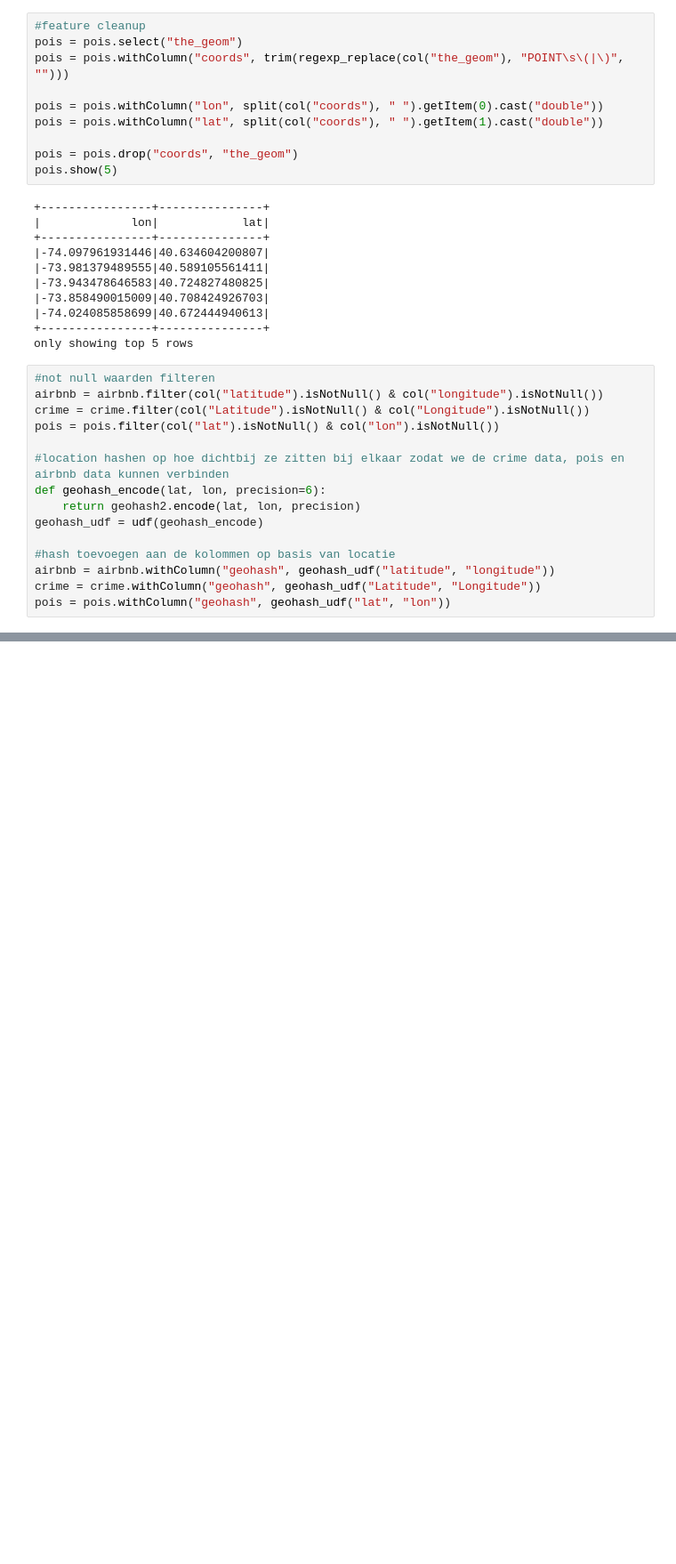
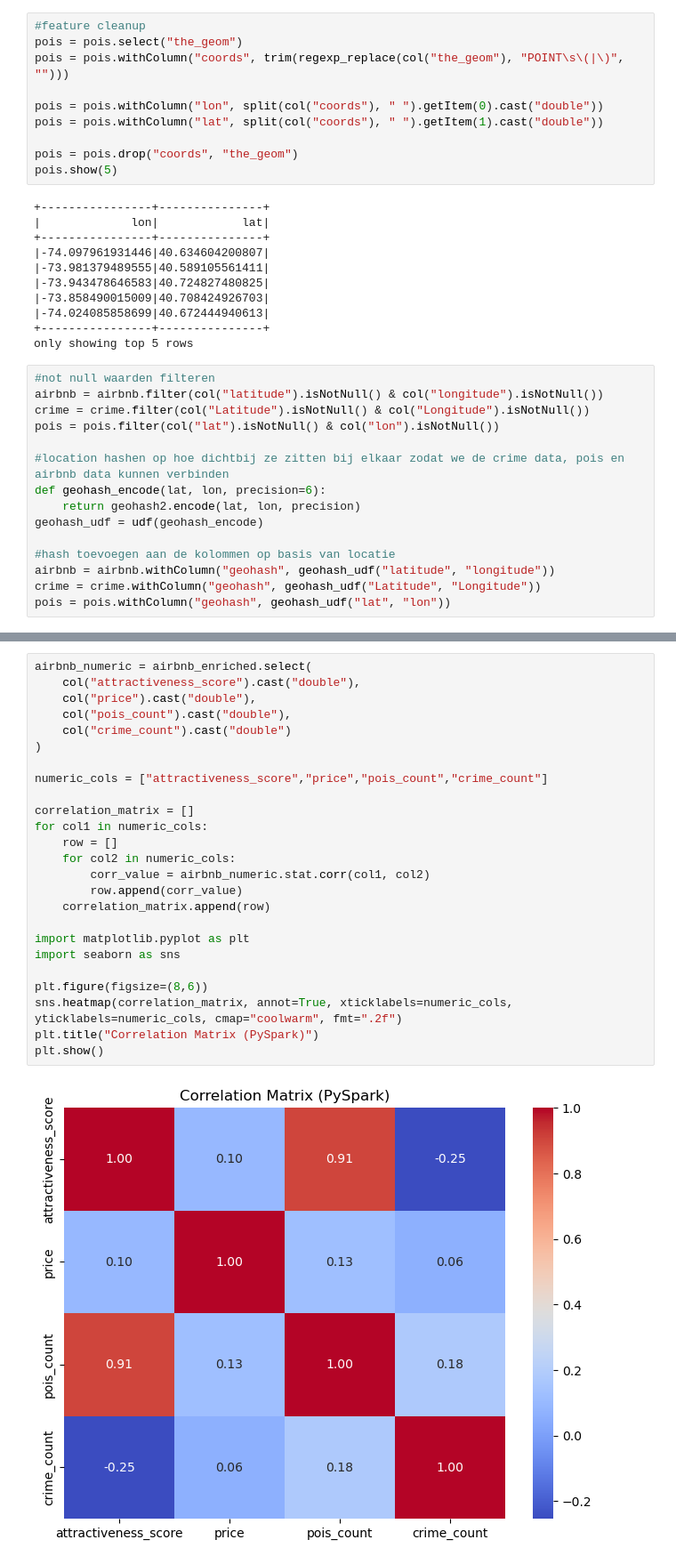
Before and after one commit to Nathan432532/Data-visualisatie, a Jupyter notebook: DV_opdracht.ipynb, the cells around one changed output, grey strips where cells are left out. Shown at 89% size. Cells and saved outputs as stored; diff of their text form; blank space fills up the shorter version.

```diff
--- a/DV_opdracht.ipynb
+++ b/DV_opdracht.ipynb
@@ -255,0 +346,27 @@ map_nyc
+# %%
+airbnb_numeric = airbnb_enriched.select(
+    col("attractiveness_score").cast("double"),
+    col("price").cast("double"),
+    col("pois_count").cast("double"),
+    col("crime_count").cast("double")
+)
+
+numeric_cols = ["attractiveness_score","price","pois_count","crime_count"]
+
+correlation_matrix = []
+for col1 in numeric_cols:
+    row = []
+    for col2 in numeric_cols:
+        corr_value = airbnb_numeric.stat.corr(col1, col2)
+        row.append(corr_value)
+    correlation_matrix.append(row)
+
+import matplotlib.pyplot as plt
+import seaborn as sns
+
+plt.figure(figsize=(8,6))
+sns.heatmap(correlation_matrix, annot=True, xticklabels=numeric_cols, yticklabels=numeric_cols, cmap="coolwarm", fmt=".2f")
+plt.title("Correlation Matrix (PySpark)")
+plt.show()
+# %% [output]
+[figure, added]
```
Also changed, not shown: parts of 14 cells of this notebook, 1 other file.
